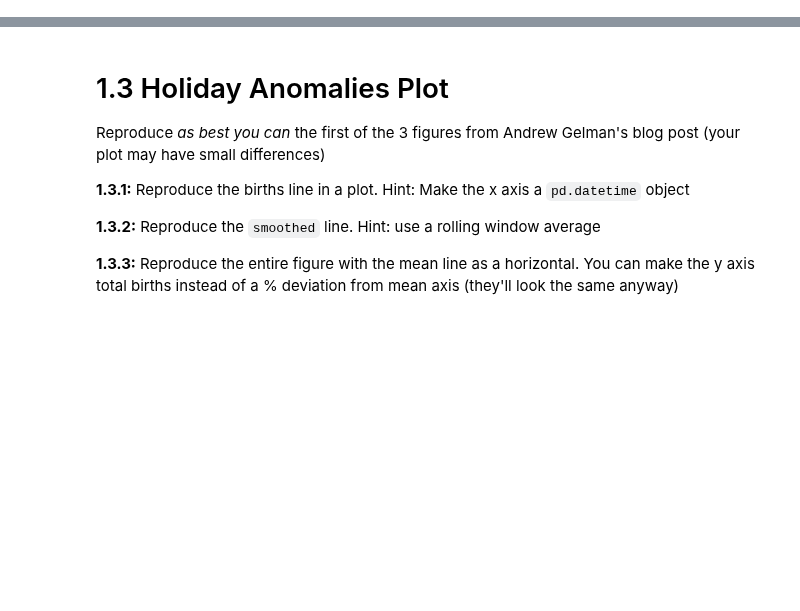
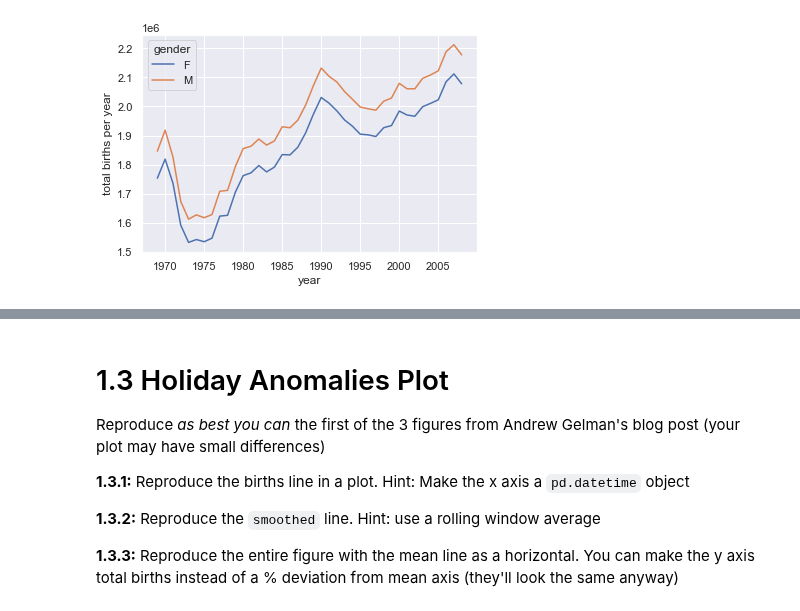
Before and after one commit to cb-ds-1/m2-3-exploration, a Jupyter notebook: workshop.ipynb, the cells around one changed output, grey strips where cells are left out. Saved outputs shown, nothing was run; the diff lists cells and outputs as text; code cells hidden in the pictures; blank space fills up the shorter version.

```diff
--- a/workshop.ipynb
+++ b/workshop.ipynb
@@ -8,3 +8,24 @@ Reproduce the following plot of births by gender over time given the data:
 ![](births_gender.png)
 
 Note the `1e6` on the y axis for scale
+# %%
+df = pd.read_csv('data/births.csv')
+
+#seperate by gender
+female = df.loc[df.gender == "F"].groupby("year").births.sum()
+male = df.loc[df.gender == "M"].groupby("year").births.sum()
+
+#plot line graph
+fig, ax = plt.subplots(1,1)
+ax.plot(female, label='F')
+ax.plot(male, label='M')
+ax.set_xlabel('year')
+ax.set_ylabel('total births per year')
+ax.legend(title='gender')
+
+#set dark grid style
+sns.set(style='darkgrid')
+
+plt.show()
+# %% [output]
+[figure, added]
```
Also changed, not shown: parts of 9 cells of this notebook.
